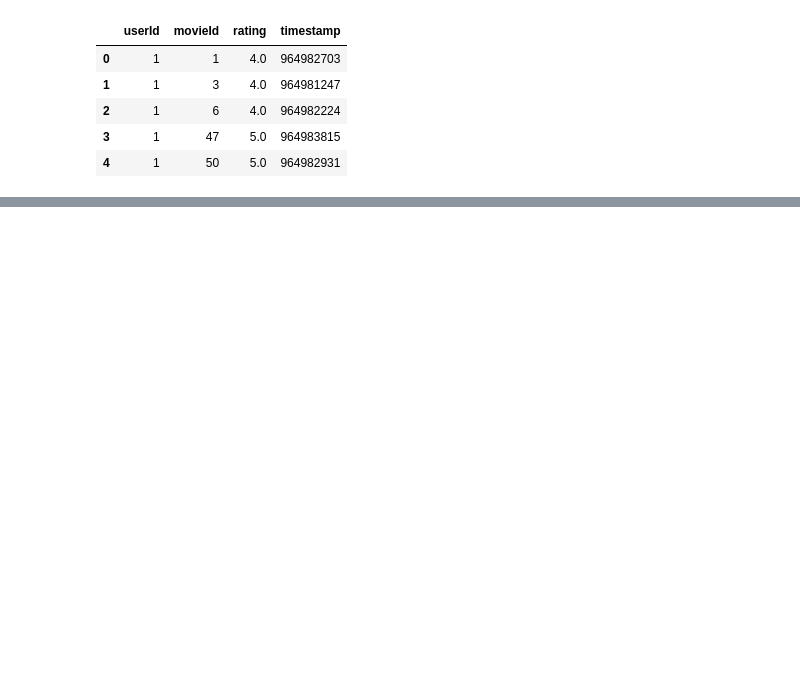
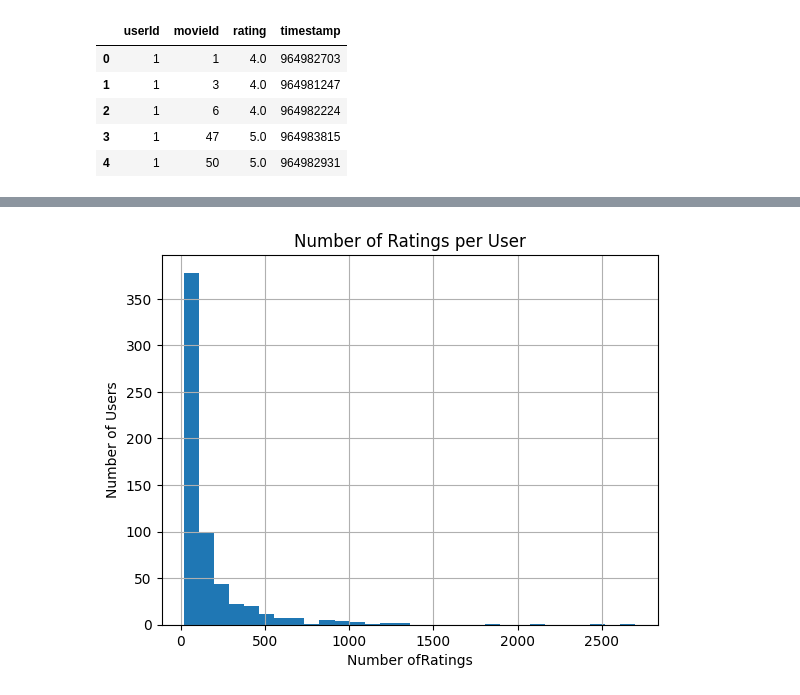
Before and after one commit to albertoah9/Movie-Recommender-AI, a Jupyter notebook: notebooks/01_exploratory_data_analysis.ipynb, the cells around one changed output, grey strips where cells are left out. Cells and saved outputs as stored; diff of their text form; code cells hidden in the pictures; blank space fills up the shorter version.

```diff
--- a/notebooks/01_exploratory_data_analysis.ipynb
+++ b/notebooks/01_exploratory_data_analysis.ipynb
@@ -187,0 +267,14 @@ ratings.head()
+# %%
+user_activity = ratings.groupby("userId").agg(
+    nRatings=("rating", "count"),
+    avgRating=("rating", "mean")
+)
+# %%
+user_activity["nRatings"].hist(bins=30)
+
+plt.title("Number of Ratings per User")
+plt.xlabel("Number ofRatings")
+plt.ylabel("Number of Users")
+plt.show()
+# %% [output]
+[figure, added]
```
Also changed, not shown: parts of 28 cells of this notebook, 6 other files.
